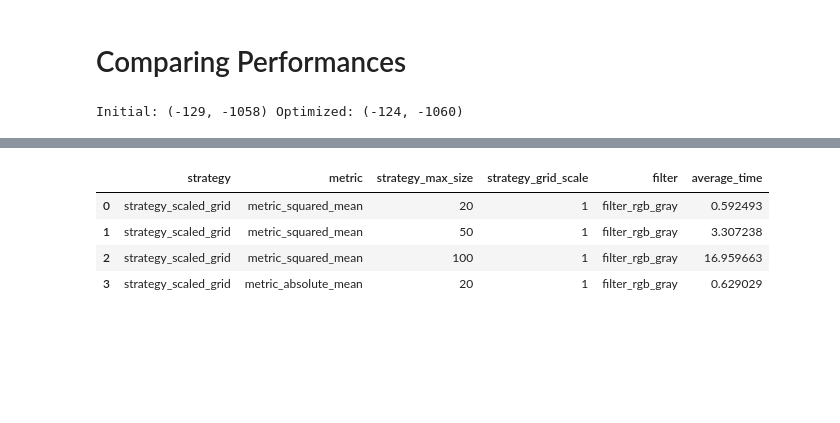
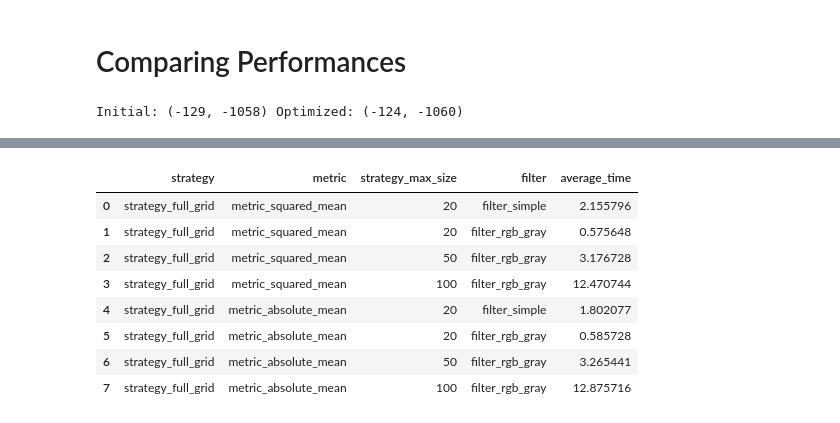
Before and after one commit to jess-garnett/MISalign, a Jupyter notebook: develop/difference_gradient_alignment.ipynb, the cells around one changed output, grey strips where cells are left out. Cells and saved outputs as stored; diff of their text form; code cells hidden in the pictures; blank space fills up the shorter version.

Commit message:
Improved performance metrics and added full search prototype.

```diff
--- a/develop/difference_gradient_alignment.ipynb
+++ b/develop/difference_gradient_alignment.ipynb
@@ -158,14 +162,46 @@ performance_results=list()
 Initial: (-129, -1058) Optimized: (-124, -1060)
 # %%
 kwargs=dict(
-    strategy=dga.strategy_scaled_grid,
+    strategy=dga.strategy_full_grid,
     metric=dga.metric_squared_mean,
     strategy_max_size=20,
-    strategy_grid_scale=1,
-    filter=dga.filter_rgb_gray
+    filter=dga.filter_simple
     )
-run_result: dict={key:(value if type(value) is int else value.__name__) for key,value in kwargs.items()}
+run_result=get_run_description(kwargs)
 run_result["average_time"]=timeit.timeit(stmt='performance_run(kwargs)',globals = globals(),number=performance_repeats)/performance_repeats
 print(run_result)
 performance_results.append(run_result)
+
+kwargs=dict(
+    strategy=dga.strategy_full_grid,
+    metric=dga.metric_squared_mean,
+    strategy_max_size=20,
+    filter=dga.filter_rgb_gray
+    )
+run_result=get_run_description(kwargs)
+run_result["average_time"]=timeit.timeit(stmt='performance_run(kwargs)',globals = globals(),number=performance_repeats)/performance_repeats
+print(run_result)
+performance_results.append(run_result)
+
+kwargs=dict(
+    strategy=dga.strategy_full_grid,
+    metric=dga.metric_squared_mean,
+    strategy_max_size=50,
+    filter=dga.filter_rgb_gray
+    )
+run_result=get_run_description(kwargs)
+run_result["average_time"]=timeit.timeit(stmt='performance_run(kwargs)',globals = globals(),number=performance_repeats)/performance_repeats
+print(run_result)
+performance_results.append(run_result)
+
+kwargs=dict(
+    strategy=dga.strategy_full_grid,
+    metric=dga.metric_squared_mean,
+    strategy_max_size=100,
+    filter=dga.filter_rgb_gray
+    )
+run_result=get_run_description(kwargs)
+run_result["average_time"]=timeit.timeit(stmt='performance_run(kwargs)',globals = globals(),number=performance_repeats_long)/performance_repeats_long
+print(run_result)
+performance_results.append(run_result)
 # %% [output]
@@ -229,8 +263,13 @@ performance_results.append(run_result)
 # %%
-pd.DataFrame(performance_results)
+df_performance=pd.DataFrame(performance_results)
+df_performance
 # %% [output]
-|  | strategy | metric | strategy_max_size | strategy_grid_scale | filter | average_time |
-| 0 | strategy_scaled_grid | metric_squared_mean | 20 | 1 | filter_rgb_gray | 0.592493 |
-| 1 | strategy_scaled_grid | metric_squared_mean | 50 | 1 | filter_rgb_gray | 3.307238 |
-| 2 | strategy_scaled_grid | metric_squared_mean | 100 | 1 | filter_rgb_gray | 16.959663 |
-| 3 | strategy_scaled_grid | metric_absolute_mean | 20 | 1 | filter_rgb_gray | 0.629029 |
+|  | strategy | metric | strategy_max_size | filter | average_time |
+| 0 | strategy_full_grid | metric_squared_mean | 20 | filter_simple | 2.155796 |
+| 1 | strategy_full_grid | metric_squared_mean | 20 | filter_rgb_gray | 0.575648 |
+| 2 | strategy_full_grid | metric_squared_mean | 50 | filter_rgb_gray | 3.176728 |
+| 3 | strategy_full_grid | metric_squared_mean | 100 | filter_rgb_gray | 12.470744 |
+| 4 | strategy_full_grid | metric_absolute_mean | 20 | filter_simple | 1.802077 |
+| 5 | strategy_full_grid | metric_absolute_mean | 20 | filter_rgb_gray | 0.585728 |
+| 6 | strategy_full_grid | metric_absolute_mean | 50 | filter_rgb_gray | 3.265441 |
+| 7 | strategy_full_grid | metric_absolute_mean | 100 | filter_rgb_gray | 12.875716 |
```
Also changed, not shown: parts of 18 cells of this notebook.
